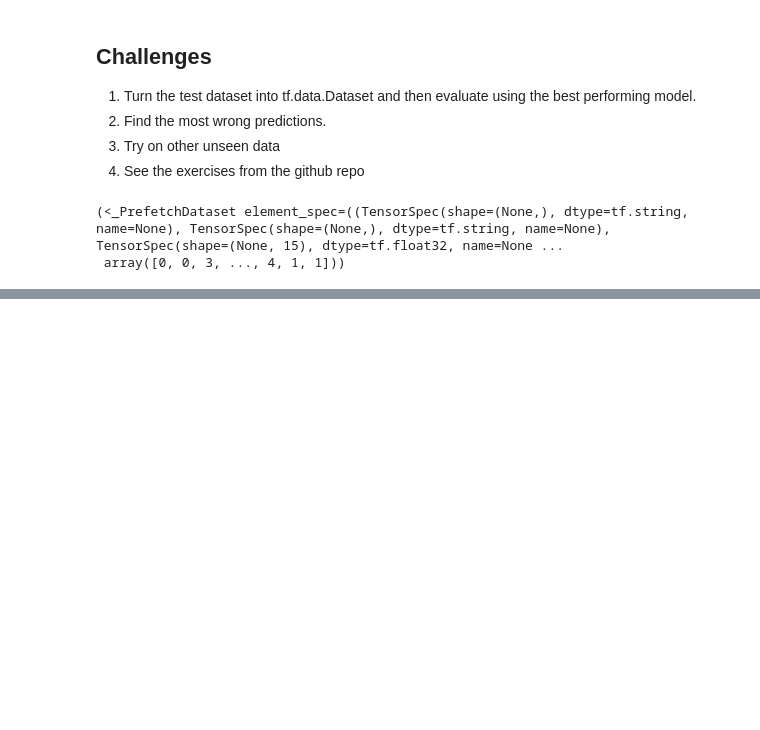
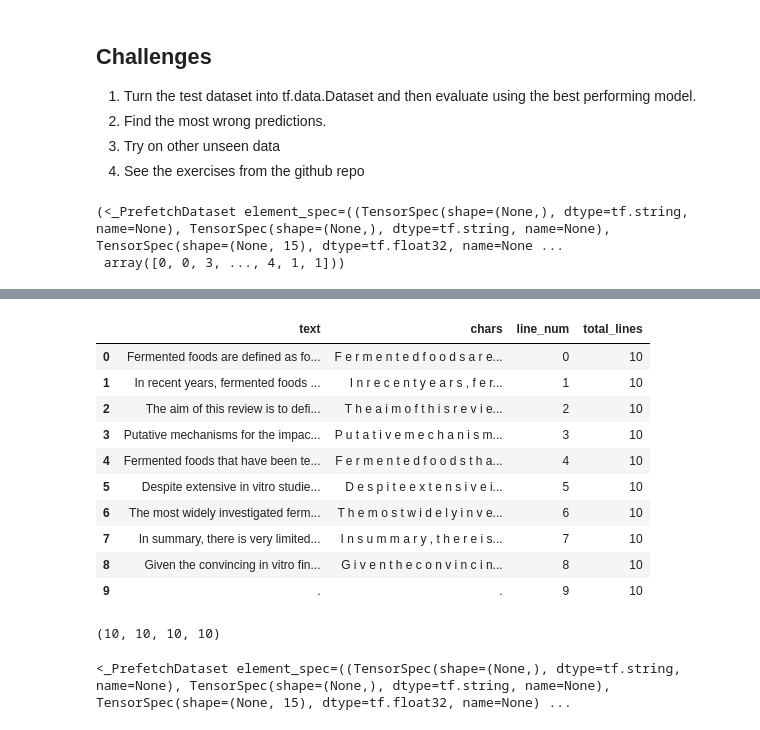
Before and after one commit to klsharma22/TensorflowCertifcationCourse, a Jupyter notebook: Milestone Projects/09_milestone_project_2_Skim_Lit.ipynb, the cells around one changed output, grey strips where cells are left out. Drawn from its saved outputs; the diff is of its cells as text; code cells hidden in the pictures; blank space fills up the shorter version.

```diff
--- a/Milestone Projects/09_milestone_project_2_Skim_Lit.ipynb
+++ b/Milestone Projects/09_milestone_project_2_Skim_Lit.ipynb
@@ -1215,0 +1295,6 @@ ValueError: Per-column arrays must each be 1-dimensional
+# %%
+# Checking for numbers in each line
+for line in unseen_data_lines:
+  for word in line.split():
+    if word.isdigit():
+      print("Yes")
@@ -1215,0 +1311,17 @@ ValueError: Per-column arrays must each be 1-dimensional
+# %%
+def preparing_dataset(lines):
+  prepared_data = []
+
+  for i, line in enumerate(lines):
+    data_dict = {}
+    data_dict['text'] = line
+    data_dict['chars'] = split_chars(line)
+    data_dict['line_num'] = i
+    data_dict['total_lines'] = len(lines)
+    prepared_data.append(data_dict)
+
+  return prepared_data
+
+
+prepared_unseen_data = preparing_dataset(unseen_data_lines)
+prepared_unseen_data[:5]
@@ -1215,0 +1349,29 @@ ValueError: Per-column arrays must each be 1-dimensional
+# %%
+unseen_df = pd.DataFrame(prepared_unseen_data)
+unseen_df
+# %% [output]
+|  | text | chars | line_num | total_lines |
+| 0 | Fermented foods are defined as fo... | F e r m e n t e d f o o d s a r e... | 0 | 10 |
+| 1 | In recent years, fermented foods ... | I n r e c e n t y e a r s , f e r... | 1 | 10 |
+| 2 | The aim of this review is to defi... | T h e a i m o f t h i s r e v i e... | 2 | 10 |
+| 3 | Putative mechanisms for the impac... | P u t a t i v e m e c h a n i s m... | 3 | 10 |
+| 4 | Fermented foods that have been te... | F e r m e n t e d f o o d s t h a... | 4 | 10 |
+| 5 | Despite extensive in vitro studie... | D e s p i t e e x t e n s i v e i... | 5 | 10 |
+| 6 | The most widely investigated ferm... | T h e m o s t w i d e l y i n v e... | 6 | 10 |
+| 7 | In summary, there is very limited... | I n s u m m a r y , t h e r e i s... | 7 | 10 |
+| 8 | Given the convincing in vitro fin... | G i v e n t h e c o n v i n c i n... | 8 | 10 |
+| 9 | . | . | 9 | 10 |
+# %%
+# Preparing list for each column
+unseen_sentences, unseen_chars, unseen_line_num, unseen_tot_lines = unseen_df['text'].to_list(), unseen_df['chars'].to_list(), tf.one_hot(unseen_df['line_num'].to_list(), depth= 15), tf.one_hot(unseen_df['total_lines'].to_list(), depth= 20)
+len(unseen_sentences), len(unseen_chars), len(unseen_line_num), len(unseen_tot_lines)
+# %% [output]
+(10, 10, 10, 10)
+# %%
+# Preparing dataset using tf.data API
+unseen_data = tf.data.Dataset.from_tensor_slices((unseen_sentences, unseen_chars, unseen_line_num, unseen_tot_lines))
+unseen_label = tf.data.Dataset.from_tensor_slices(([0 for _ in range(10)]))
+unseen_dataset = tf.data.Dataset.zip(unseen_data, unseen_label).batch(32).prefetch(tf.data.AUTOTUNE)
+unseen_dataset
+# %% [output]
+<_PrefetchDataset element_spec=((TensorSpec(shape=(None,), dtype=tf.string, name=None), TensorSpec(shape=(None,), dtype=tf.string, name=None), TensorSpec(shape=(None, 15), dtype=tf.float32, name=None) ...
```
Also changed, not shown: parts of 12 cells of this notebook.
